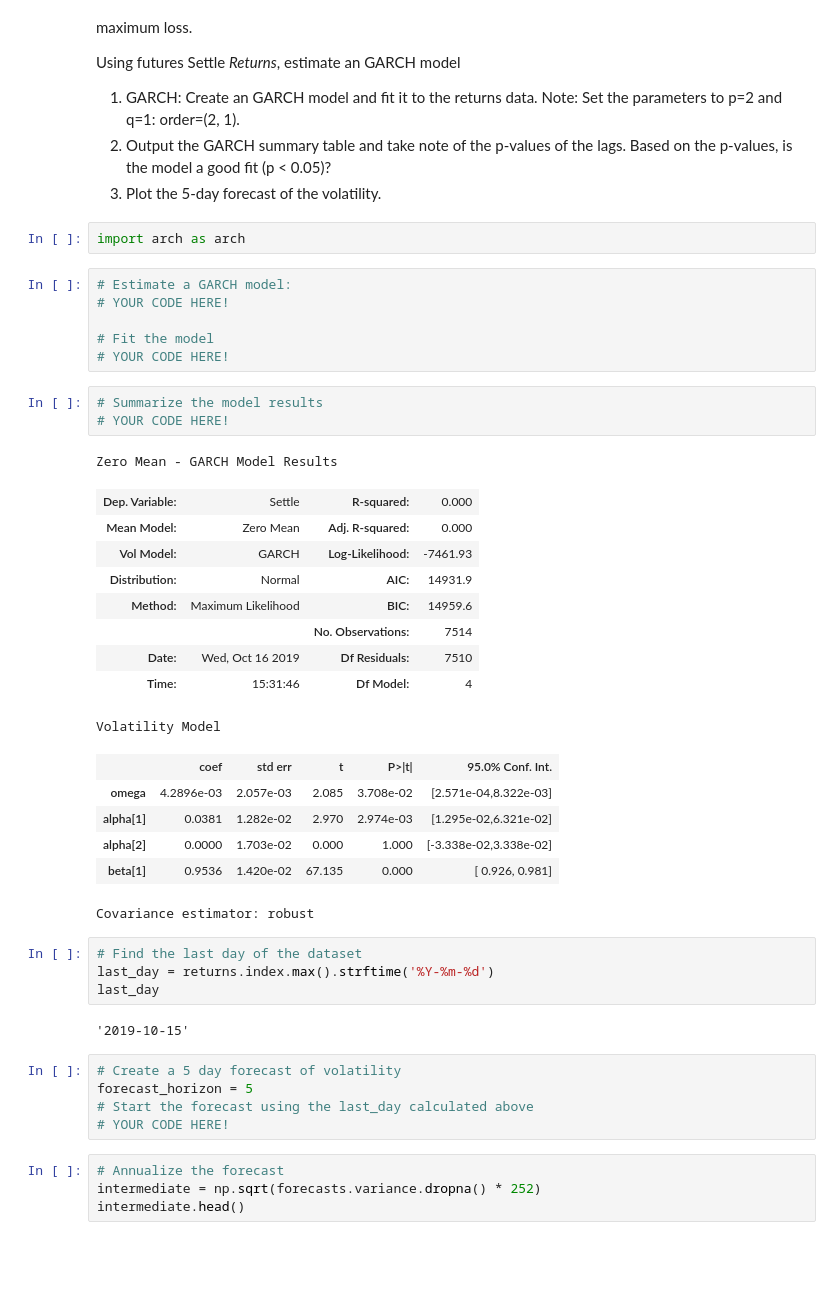
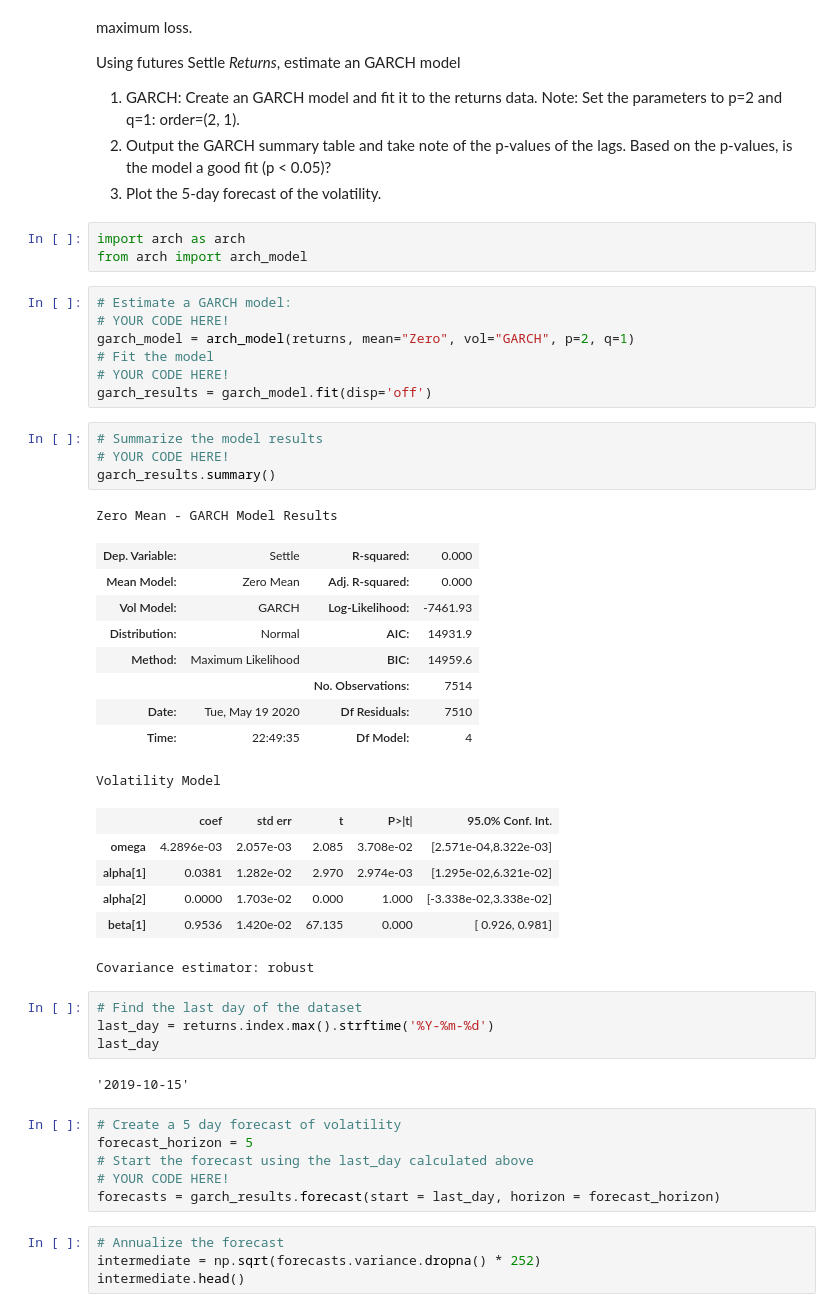
Before and after one commit to MelDLT/Time-Series_HW, a Jupyter notebook: Starter_Code/time_series_analysis.ipynb, the cells around one changed output. Cells and saved outputs as stored; diff of their text form; blank space fills up the shorter version.

```diff
--- a/Starter_Code/time_series_analysis.ipynb
+++ b/Starter_Code/time_series_analysis.ipynb
@@ -225,25 +231,28 @@ Using futures Settle *Returns*, estimate an GARCH model
 3. Plot the 5-day forecast of the volatility.
 # %%
 import arch as arch
+from arch import arch_model
 # %%
 # Estimate a GARCH model:
 # YOUR CODE HERE!
-
+garch_model = arch_model(returns, mean="Zero", vol="GARCH", p=2, q=1)
 # Fit the model
 # YOUR CODE HERE!
+garch_results = garch_model.fit(disp='off')
 # %%
 # Summarize the model results
 # YOUR CODE HERE!
+garch_results.summary()
 # %% [output]
 Zero Mean - GARCH Model Results
 | Dep. Variable: | Settle | R-squared: | 0.000 |
 | Mean Model: | Zero Mean | Adj. R-squared: | 0.000 |
 | Vol Model: | GARCH | Log-Likelihood: | -7461.93 |
 | Distribution: | Normal | AIC: | 14931.9 |
 | Method: | Maximum Likelihood | BIC: | 14959.6 |
 |  |  | No. Observations: | 7514 |
-| Date: | Wed, Oct 16 2019 | Df Residuals: | 7510 |
-| Time: | 15:31:46 | Df Model: | 4 |
+| Date: | Tue, May 19 2020 | Df Residuals: | 7510 |
+| Time: | 22:49:35 | Df Model: | 4 |
 Volatility Model
 |  | coef | std err | t | P>|t| | 95.0% Conf. Int. |
 | omega | 4.2896e-03 | 2.057e-03 | 2.085 | 3.708e-02 | [2.571e-04,8.322e-03] |
@@ -262,6 +271,7 @@ last_day
 forecast_horizon = 5
 # Start the forecast using the last_day calculated above
 # YOUR CODE HERE!
+forecasts = garch_results.forecast(start = last_day, horizon = forecast_horizon)
 # %%
 # Annualize the forecast
 intermediate = np.sqrt(forecasts.variance.dropna() * 252)
```
Also changed, not shown: parts of 11 cells of this notebook.
